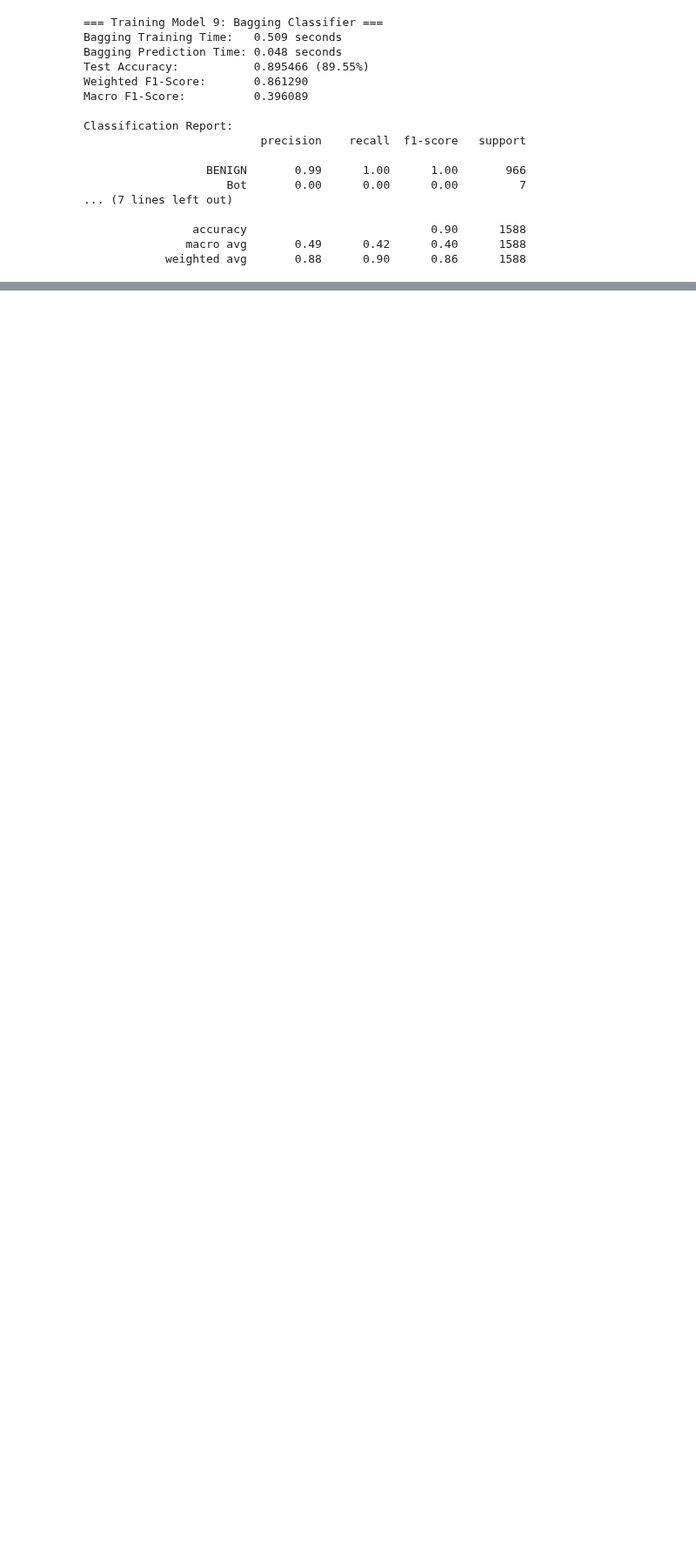
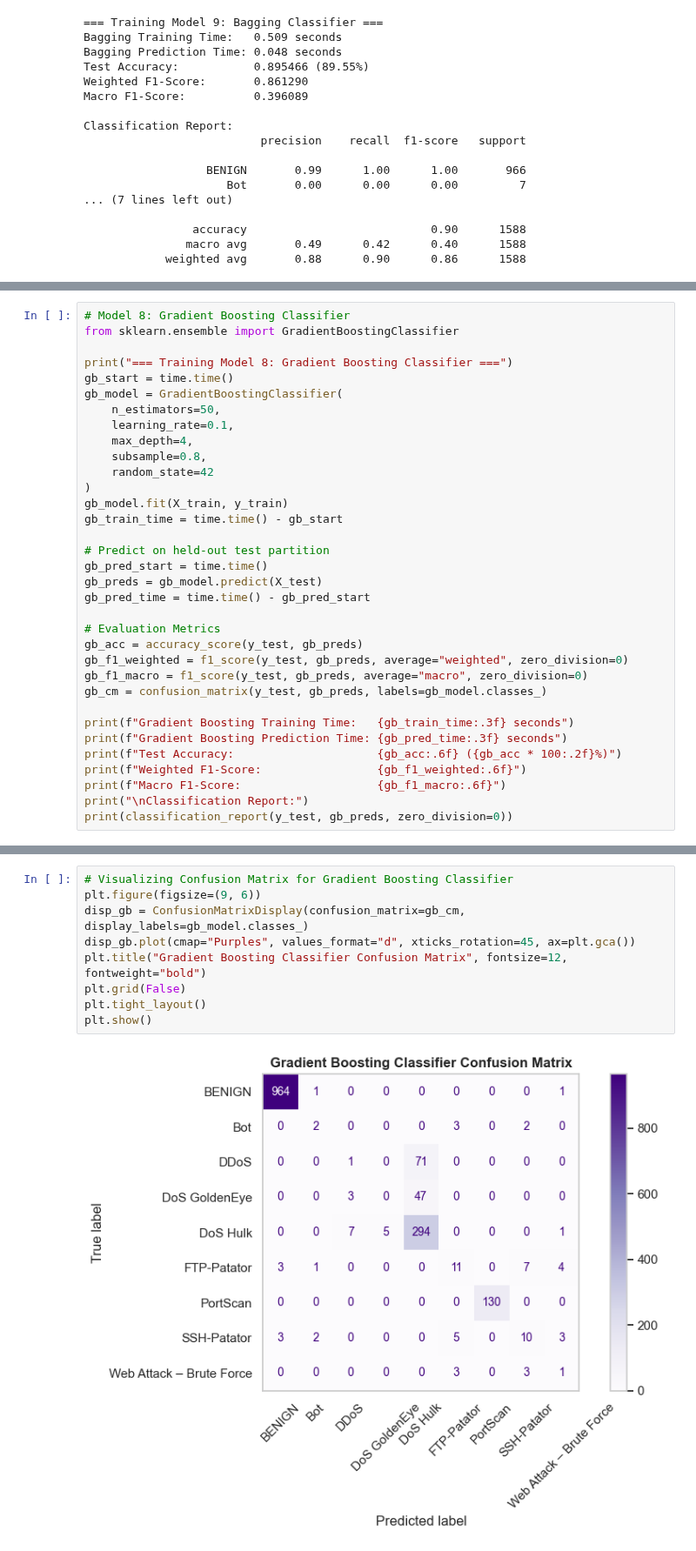
Before and after one commit to ajay9376/NetSentinel, a Jupyter notebook: notebooks/classification.ipynb, the cells around one changed output, grey strips where cells are left out. Shown at 87% size. Saved outputs shown, nothing was run; the diff lists cells and outputs as text; blank space fills up the shorter version.

```diff
--- a/notebooks/classification.ipynb
+++ b/notebooks/classification.ipynb
@@ -1231,0 +1340,34 @@ ho$ between base estimators by enforcing randomized feature subspace selection a
+# %%
+# Model 8: Gradient Boosting Classifier
+from sklearn.ensemble import GradientBoostingClassifier
+
+print("=== Training Model 8: Gradient Boosting Classifier ===")
+gb_start = time.time()
+gb_model = GradientBoostingClassifier(
+    n_estimators=50,
+    learning_rate=0.1,
+    max_depth=4,
+    subsample=0.8,
+    random_state=42
+)
+gb_model.fit(X_train, y_train)
+gb_train_time = time.time() - gb_start
+
+# Predict on held-out test partition
+gb_pred_start = time.time()
+gb_preds = gb_model.predict(X_test)
+gb_pred_time = time.time() - gb_pred_start
+
+# Evaluation Metrics
+gb_acc = accuracy_score(y_test, gb_preds)
+gb_f1_weighted = f1_score(y_test, gb_preds, average="weighted", zero_division=0)
+gb_f1_macro = f1_score(y_test, gb_preds, average="macro", zero_division=0)
+gb_cm = confusion_matrix(y_test, gb_preds, labels=gb_model.classes_)
+
+print(f"Gradient Boosting Training Time:   {gb_train_time:.3f} seconds")
+print(f"Gradient Boosting Prediction Time: {gb_pred_time:.3f} seconds")
+print(f"Test Accuracy:                     {gb_acc:.6f} ({gb_acc * 100:.2f}%)")
+print(f"Weighted F1-Score:                 {gb_f1_weighted:.6f}")
+print(f"Macro F1-Score:                    {gb_f1_macro:.6f}")
+print("\nClassification Report:")
+print(classification_report(y_test, gb_preds, zero_division=0))
@@ -1231,0 +1392,11 @@ ho$ between base estimators by enforcing randomized feature subspace selection a
+# %%
+# Visualizing Confusion Matrix for Gradient Boosting Classifier
+plt.figure(figsize=(9, 6))
+disp_gb = ConfusionMatrixDisplay(confusion_matrix=gb_cm, display_labels=gb_model.classes_)
+disp_gb.plot(cmap="Purples", values_format="d", xticks_rotation=45, ax=plt.gca())
+plt.title("Gradient Boosting Classifier Confusion Matrix", fontsize=12, fontweight="bold")
+plt.grid(False)
+plt.tight_layout()
+plt.show()
+# %% [output]
+[figure, added]
```
Also changed, not shown: parts of 6 cells of this notebook.
